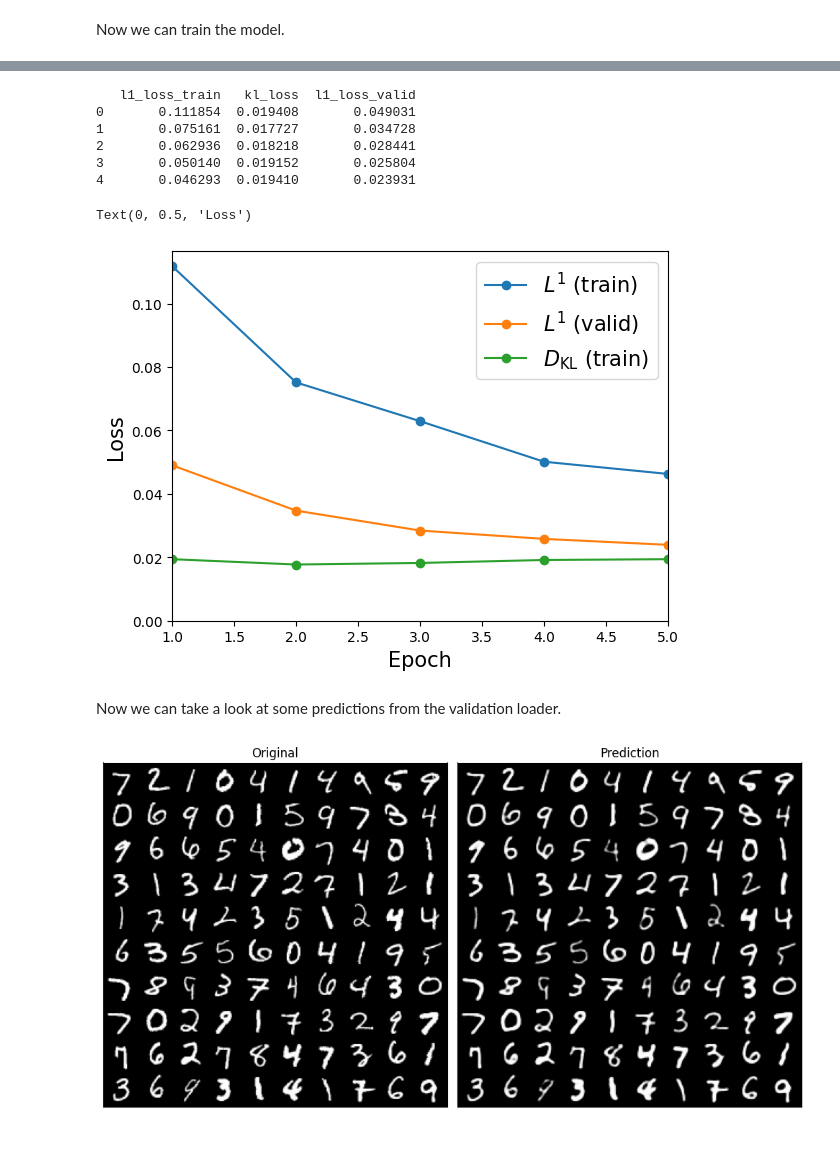
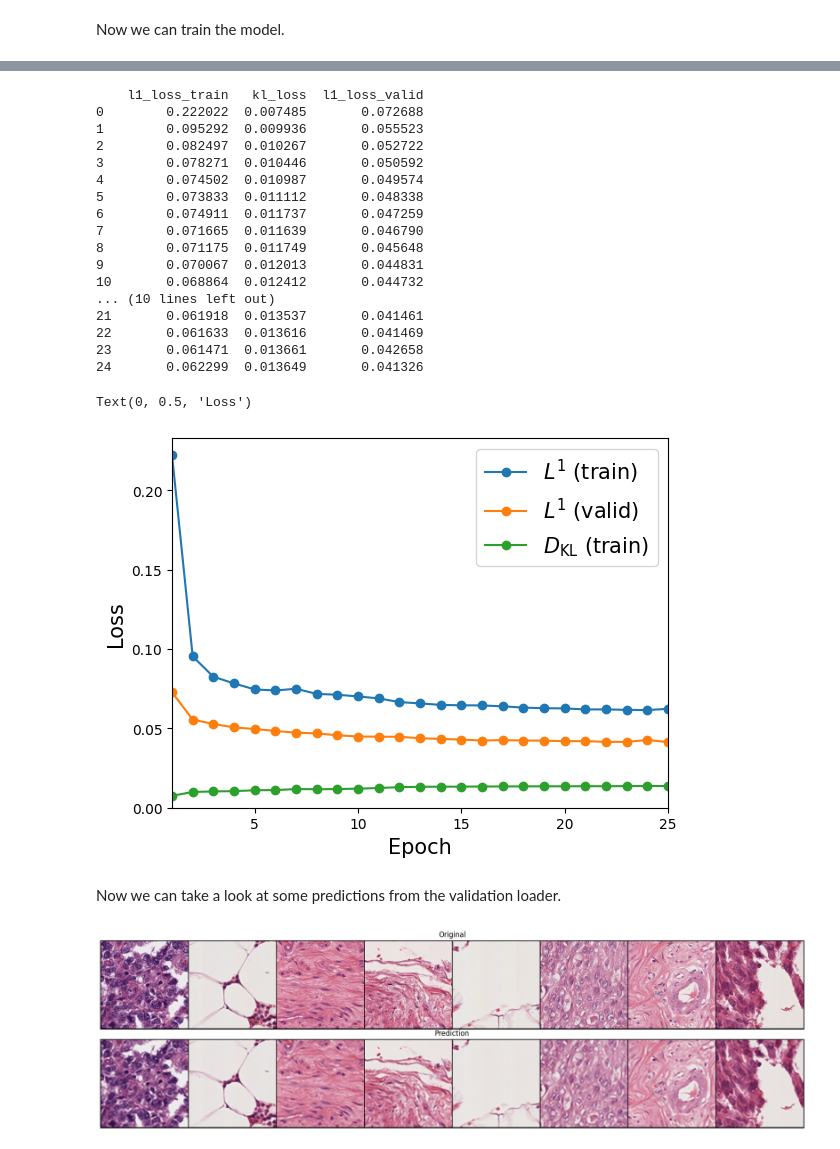
Before and after one commit to jdenholm/TorchTools, a Jupyter notebook: demos/variational_autoencoder_demo.ipynb, the cells around one changed output, grey strips where cells are left out. Drawn from its saved outputs; the diff is of its cells as text; code cells hidden in the pictures.

```diff
--- a/demos/variational_autoencoder_demo.ipynb
+++ b/demos/variational_autoencoder_demo.ipynb
@@ -59,13 +99,13 @@ manual_seed(123)
 DEVICE = "cuda" if is_available() else "cpu"
 
 model = VAE2d(
-    in_chans=1,
-    out_chans=1,
-    start_features=16,
-    num_layers=3,
-    # max_down_feats=64,
-    min_up_feats=3,
+    in_chans=3,
+    out_chans=3,
+    # input_dims=(256, 256),
+    num_layers=4,
+    start_features=32,
     block_style="conv_res",
+    mean_var_nets="conv"
 ).to(DEVICE)
 
 print(f"Device set to {DEVICE}")
@@ -246,55 +305,67 @@ axes.plot(x_vals, metrics["kl_loss"], "-o", label=r"$D_{\mathrm{KL}}$ (train)")
 
 
 axes.set_ylim(bottom=0.0)
-axes.set_xlim(left=1.0, right=len(metrics))
+axes.set_xlim(left=1.0, right=len(metrics) if len(metrics) != 1 else None)
 
 axes.legend(fontsize=15)
 
 axes.set_xlabel("Epoch", fontsize=15)
 axes.set_ylabel("Loss", fontsize=15)
 # %% [output]
-   l1_loss_train   kl_loss  l1_loss_valid
-0       0.111854  0.019408       0.049031
-1       0.075161  0.017727       0.034728
-2       0.062936  0.018218       0.028441
-3       0.050140  0.019152       0.025804
-4       0.046293  0.019410       0.023931
+    l1_loss_train   kl_loss  l1_loss_valid
+0        0.222022  0.007485       0.072688
+1        0.095292  0.009936       0.055523
+2        0.082497  0.010267       0.052722
+3        0.078271  0.010446       0.050592
+4        0.074502  0.010987       0.049574
+5        0.073833  0.011112       0.048338
+6        0.074911  0.011737       0.047259
+7        0.071665  0.011639       0.046790
+8        0.071175  0.011749       0.045648
+9        0.070067  0.012013       0.044831
+10       0.068864  0.012412       0.044732
+... (10 lines left out)
+21       0.061918  0.013537       0.041461
+22       0.061633  0.013616       0.041469
+23       0.061471  0.013661       0.042658
+24       0.062299  0.013649       0.041326
 Text(0, 0.5, 'Loss')
-[figure, old version]
+[figure, new version]
 # %%
-for batch, target in valid_loader:
+for batch in valid_loader:
     break
 # %% [markdown]
 Now we can take a look at some predictions from the validation loader.
 # %%
 plt.close("all")
 
 from torch import no_grad
 from torchvision.utils import make_grid
 
 with no_grad():
     model.eval()
     preds = model(batch.to(DEVICE)).tanh().detach()
 
 
 batch_grid = make_grid(batch.cpu(), nrow=10).permute(1, 2, 0)
 pred_grid = make_grid(preds.detach().cpu(), nrow=10).permute(1, 2, 0)
 
 
 pred_grid = pred_grid.clip(0.0, 1.0)
 
 
-figure, axes = plt.subplots(1, 2, figsize=(10, 10))
+size = 2.5
+figure, axes = plt.subplots(2, 1, figsize=(len(batch) * size, 2 * size))
 axes[0].imshow(batch_grid)
 axes[1].imshow(pred_grid)
 
 for axis in axes.ravel():
     axis.set_xticks([])
     axis.set_yticks([])
 
 axes[0].set_title("Original")
 axes[1].set_title("Prediction")
 
-figure.tight_layout(h_pad=0.05)
+figure.tight_layout(h_pad=0.1)
 # %% [output]
-[figure, old version]
+[figure, new version]
```
Also changed, not shown: parts of 6 cells of this notebook.
